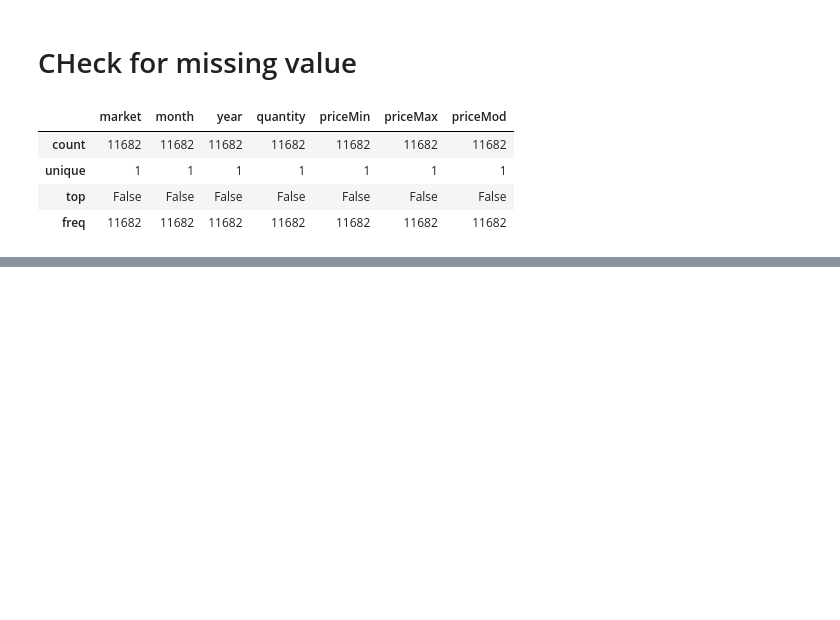
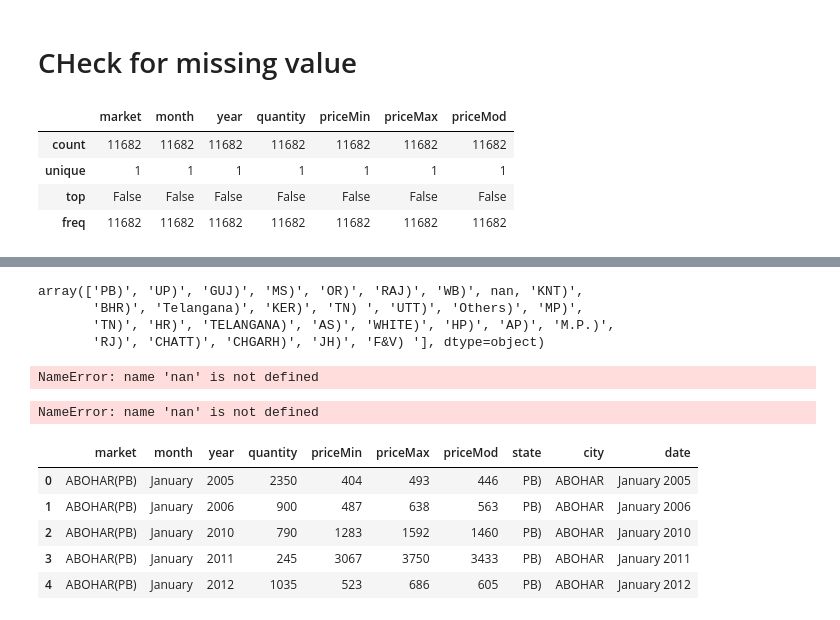
Before and after one commit to akshar/art-data-science, a Jupyter notebook: notebook/onion/onion_practice.ipynb, the cells around one changed output, grey strips where cells are left out. Saved outputs shown, nothing was run; the diff lists cells and outputs as text; code cells hidden in the pictures; blank space fills up the shorter version.

```diff
--- a/notebook/onion/onion_practice.ipynb
+++ b/notebook/onion/onion_practice.ipynb
@@ -131,0 +198,2 @@ raw.isnull().describe()
+# %%
+raw['city'] = raw.market.str.split('(').str[0]
@@ -131,0 +211,21 @@ raw.isnull().describe()
+# %%
+raw.state.unique()
+# %% [output]
+array(['PB)', 'UP)', 'GUJ)', 'MS)', 'OR)', 'RAJ)', 'WB)', nan, 'KNT)',
+       'BHR)', 'Telangana)', 'KER)', 'TN) ', 'UTT)', 'Others)', 'MP)',
+       'TN)', 'HR)', 'TELANGANA)', 'AS)', 'WHITE)', 'HP)', 'AP)', 'M.P.)',
+       'RJ)', 'CHATT)', 'CHGARH)', 'JH)', 'F&V) '], dtype=object)
+# %%
+state_old = ['PB)', 'UP)', 'GUJ)', 'MS)', 'OR)', 'RAJ)', 'WB)', nan, 'KNT)',
+       'BHR)', 'Telangana)', 'KER)', 'TN) ', 'UTT)', 'Others)', 'MP)',
+       'TN)', 'HR)', 'TELANGANA)', 'AS)', 'WHITE)', 'HP)', 'AP)', 'M.P.)',
+       'RJ)', 'CHATT)', 'CHGARH)', 'JH)', 'F&V) ']
+# %% [output]
+NameError: name 'nan' is not defined
+# %%
+state_old = ['PB)', 'UP)', 'GUJ)', 'MS)', 'OR)', 'RAJ)', 'WB)', nan, 'KNT)',
+       'BHR)', 'Telangana)', 'KER)', 'TN) ', 'UTT)', 'Others)', 'MP)',
+       'TN)', 'HR)', 'TELANGANA)', 'AS)', 'WHITE)', 'HP)', 'AP)', 'M.P.)',
+       'RJ)', 'CHATT)', 'CHGARH)', 'JH)', 'F&V) ']
+# %% [output]
+NameError: name 'nan' is not defined
@@ -131,0 +234,9 @@ raw.isnull().describe()
+# %%
+raw.head()
+# %% [output]
+|  | market | month | year | quantity | priceMin | priceMax | priceMod | state | city | date |
+| 0 | ABOHAR(PB) | January | 2005 | 2350 | 404 | 493 | 446 | PB) | ABOHAR | January 2005 |
+| 1 | ABOHAR(PB) | January | 2006 | 900 | 487 | 638 | 563 | PB) | ABOHAR | January 2006 |
+| 2 | ABOHAR(PB) | January | 2010 | 790 | 1283 | 1592 | 1460 | PB) | ABOHAR | January 2010 |
+| 3 | ABOHAR(PB) | January | 2011 | 245 | 3067 | 3750 | 3433 | PB) | ABOHAR | January 2011 |
+| 4 | ABOHAR(PB) | January | 2012 | 1035 | 523 | 686 | 605 | PB) | ABOHAR | January 2012 |
```
Also changed, not shown: parts of 15 cells of this notebook.
